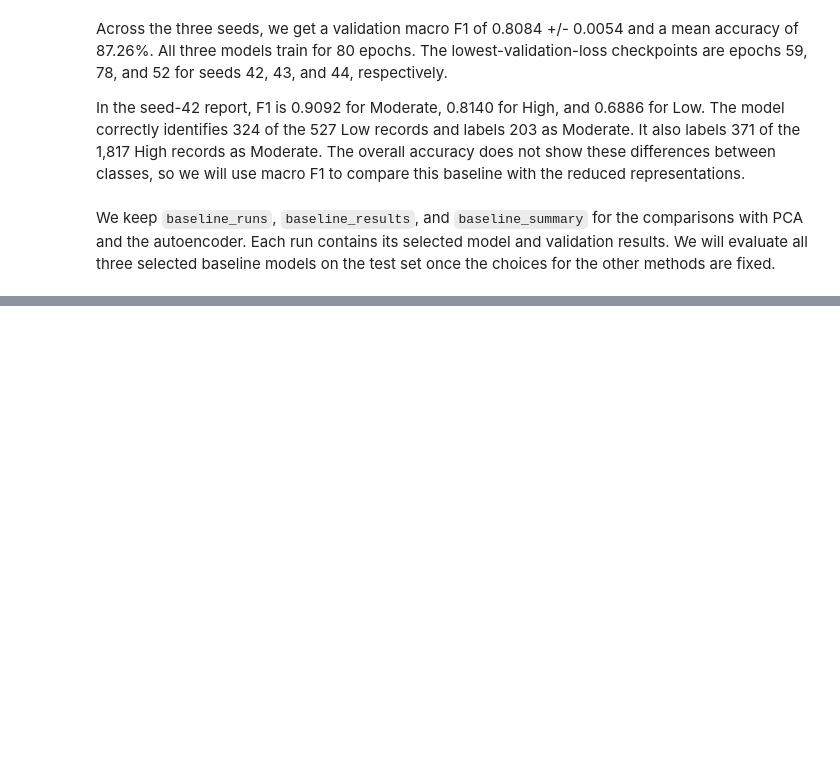
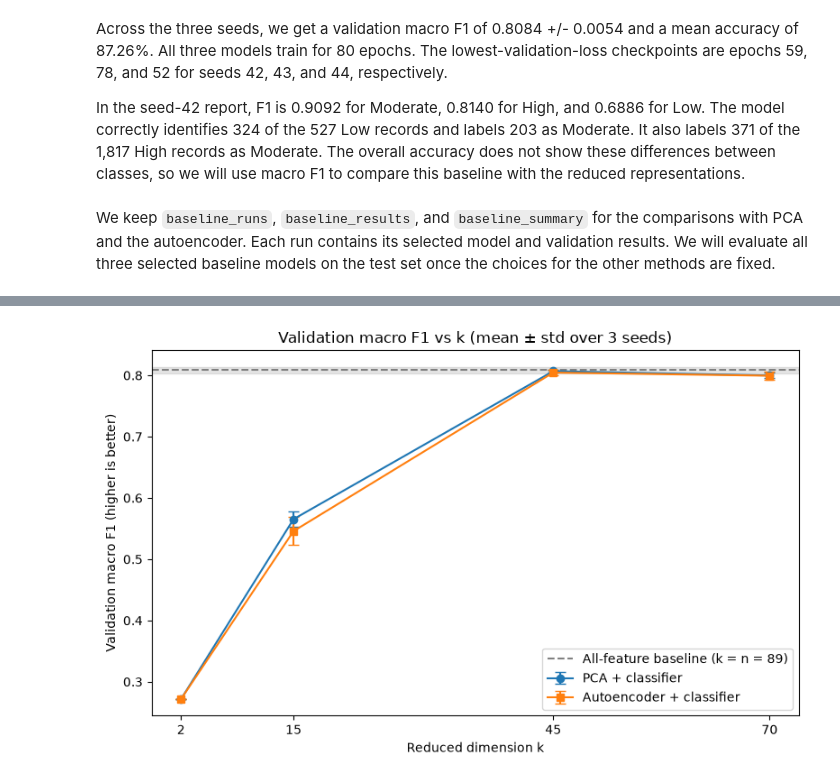
Before and after one commit to Gabriel-Labariento/csci114, a Jupyter notebook: lab2/lab2.ipynb, the cells around one changed output, grey strips where cells are left out. Cells and saved outputs as stored; diff of their text form; code cells hidden in the pictures; blank space fills up the shorter version.

Commit message:
feat(lab2): finish PCA, autoencoder, test comparison, and guide questions

```diff
--- a/lab2/lab2.ipynb
+++ b/lab2/lab2.ipynb
@@ -969,0 +861,17 @@ plt.show()
+# %%
+pca_models = {}
+pca_runs = {}
+
+for k in candidate_dimensions:
+    pca = PCA(n_components=k)
+    X_train_pca = pca.fit_transform(X_train_processed)
+    X_val_pca = pca.transform(X_val_processed)
+    pca_models[k] = pca
+
+    train_data = TensorDataset(torch.from_numpy(X_train_pca).float(), y_train_processed)
+    validation_data = TensorDataset(torch.from_numpy(X_val_pca).float(), y_val_processed)
+
+    for seed in CLASSIFIER_SEEDS:
+        run = train_classifier(train_data, validation_data, seed)
+        pca_runs[(k, seed)] = run
+        print(f"PCA k={k}, seed {seed}: validation macro F1={run['validation']['macro_f1']:.4f}")
@@ -969,0 +1065,8 @@ plt.show()
+# %%
+ae_summary = summarize_runs(ae_runs)
+ae_summary["reconstruction_mse"] = pd.DataFrame(ae_details).groupby("k")["validation_reconstruction_mse"].mean()
+best_ae_k = choose_k(ae_summary)
+
+print("Autoencoder validation results across seeds (macro F1: higher is better; MSE: lower is better):")
+display(ae_summary.round(4))
+print("Selected autoencoder k:", best_ae_k)
@@ -969,0 +1094,19 @@ plt.show()
+# %%
+fig, ax = plt.subplots(figsize=(8, 5))
+ax.errorbar(pca_summary.index, pca_summary["mean"], yerr=pca_summary["std"], marker="o", capsize=4, label="PCA + classifier")
+ax.errorbar(ae_summary.index, ae_summary["mean"], yerr=ae_summary["std"], marker="s", capsize=4, label="Autoencoder + classifier")
+ax.axhline(baseline_validation_f1_mean, color="gray", linestyle="--", label=f"All-feature baseline (k = n = {n})")
+ax.axhspan(
+    baseline_validation_f1_mean - baseline_validation_f1_std,
+    baseline_validation_f1_mean + baseline_validation_f1_std,
+    color="gray", alpha=0.2,
+)
+ax.set_xticks(candidate_dimensions)
+ax.set_xlabel("Reduced dimension k")
+ax.set_ylabel("Validation macro F1 (higher is better)")
+ax.set_title("Validation macro F1 vs k (mean ± std over 3 seeds)")
+ax.legend()
+plt.tight_layout()
+plt.show()
+# %% [output]
+[figure, added]
```
Also changed, not shown: parts of 32 cells of this notebook.
